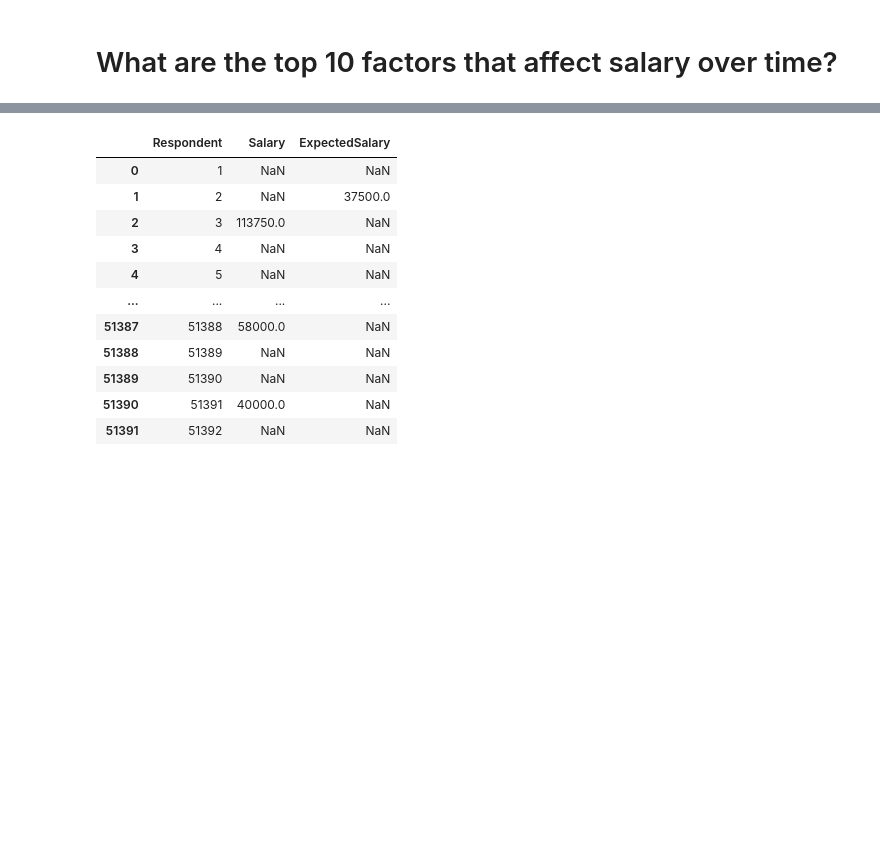
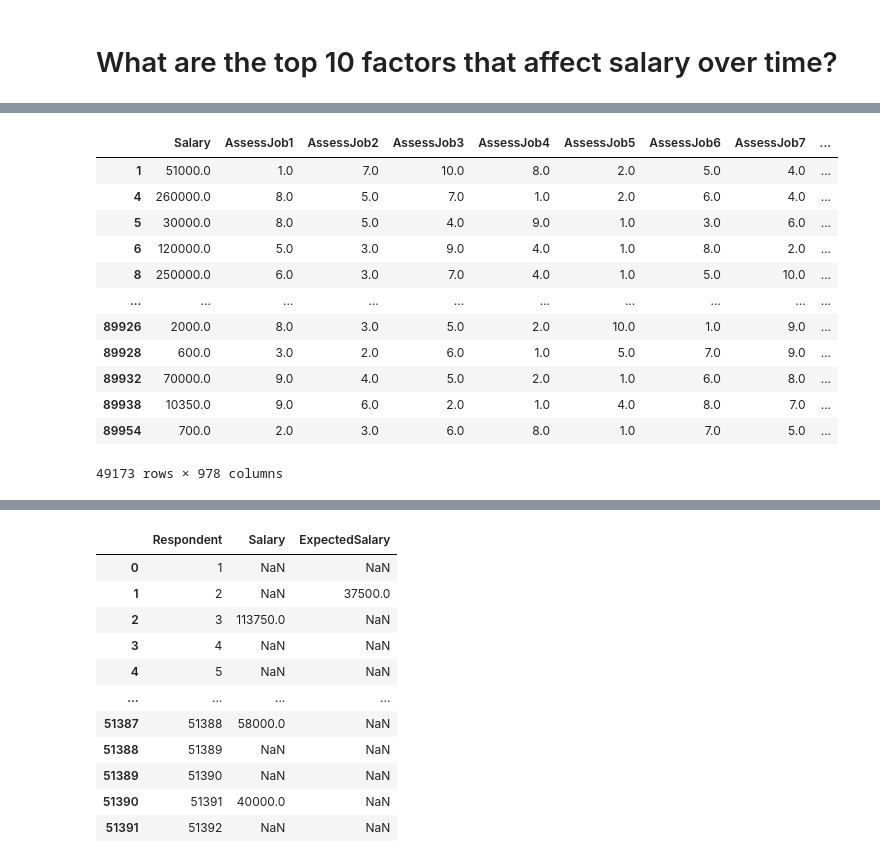
Before and after one commit to cliffyb824/2021-stackoverflow-survey-EDA, a Jupyter notebook: stackoverflow_analysis_2020.ipynb, the cells around one changed output, grey strips where cells are left out. Drawn from its saved outputs; the diff is of its cells as text; code cells hidden in the pictures; blank space fills up the shorter version.

```diff
--- a/stackoverflow_analysis_2020.ipynb
+++ b/stackoverflow_analysis_2020.ipynb
@@ -220,0 +313,16 @@ def clean_data(df):
+# %%
+df[np.squeeze(df[resp]>0)]
+# %% [output]
+|  | Salary | AssessJob1 | AssessJob2 | AssessJob3 | AssessJob4 | AssessJob5 | AssessJob6 | AssessJob7 | ... |
+| 1 | 51000.0 | 1.0 | 7.0 | 10.0 | 8.0 | 2.0 | 5.0 | 4.0 | ... |
+| 4 | 260000.0 | 8.0 | 5.0 | 7.0 | 1.0 | 2.0 | 6.0 | 4.0 | ... |
+| 5 | 30000.0 | 8.0 | 5.0 | 4.0 | 9.0 | 1.0 | 3.0 | 6.0 | ... |
+| 6 | 120000.0 | 5.0 | 3.0 | 9.0 | 4.0 | 1.0 | 8.0 | 2.0 | ... |
+| 8 | 250000.0 | 6.0 | 3.0 | 7.0 | 4.0 | 1.0 | 5.0 | 10.0 | ... |
+| ... | ... | ... | ... | ... | ... | ... | ... | ... | ... |
+| 89926 | 2000.0 | 8.0 | 3.0 | 5.0 | 2.0 | 10.0 | 1.0 | 9.0 | ... |
+| 89928 | 600.0 | 3.0 | 2.0 | 6.0 | 1.0 | 5.0 | 7.0 | 9.0 | ... |
+| 89932 | 70000.0 | 9.0 | 4.0 | 5.0 | 2.0 | 1.0 | 6.0 | 8.0 | ... |
+| 89938 | 10350.0 | 9.0 | 6.0 | 2.0 | 1.0 | 4.0 | 8.0 | 7.0 | ... |
+| 89954 | 700.0 | 2.0 | 3.0 | 6.0 | 8.0 | 1.0 | 7.0 | 5.0 | ... |
+49173 rows × 978 columns
```
Also changed, not shown: parts of 34 cells of this notebook.
